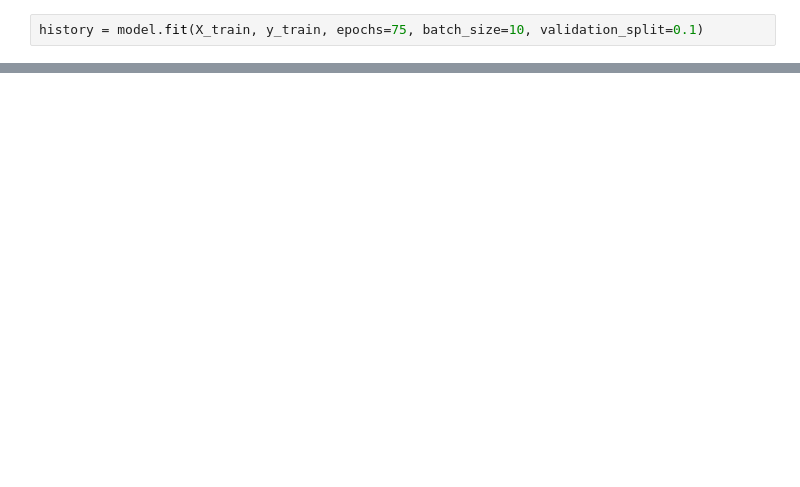
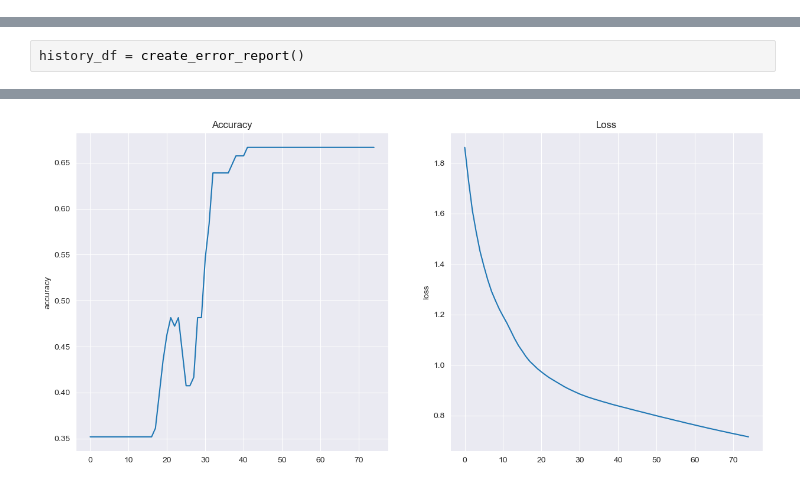
Before and after one commit to AlexanderVitMor/AI_systems, a Jupyter notebook: iris_lab1.ipynb, the cells around one changed output, grey strips where cells are left out. Saved outputs shown, nothing was run; the diff lists cells and outputs as text; blank space fills up the shorter version.

```diff
--- a/iris_lab1.ipynb
+++ b/iris_lab1.ipynb
@@ -45,2 +12,0 @@ model.compile(loss='categorical_crossentropy', optimizer='adam', metrics=['accur
-# %%
-history = model.fit(X_train, y_train, epochs=75, batch_size=10, validation_split=0.1)
@@ -72,0 +76,3 @@ history_df = pd.DataFrame(history_dict)
+# %%
+history_df = create_error_report()
+# %% [output]
@@ -73,3 +96,4 @@ history_df = pd.DataFrame(history_dict)
+[figure, added]
 # %%
 history_df
 # %% [output]
```
Also changed, not shown: parts of 24 cells of this notebook.
